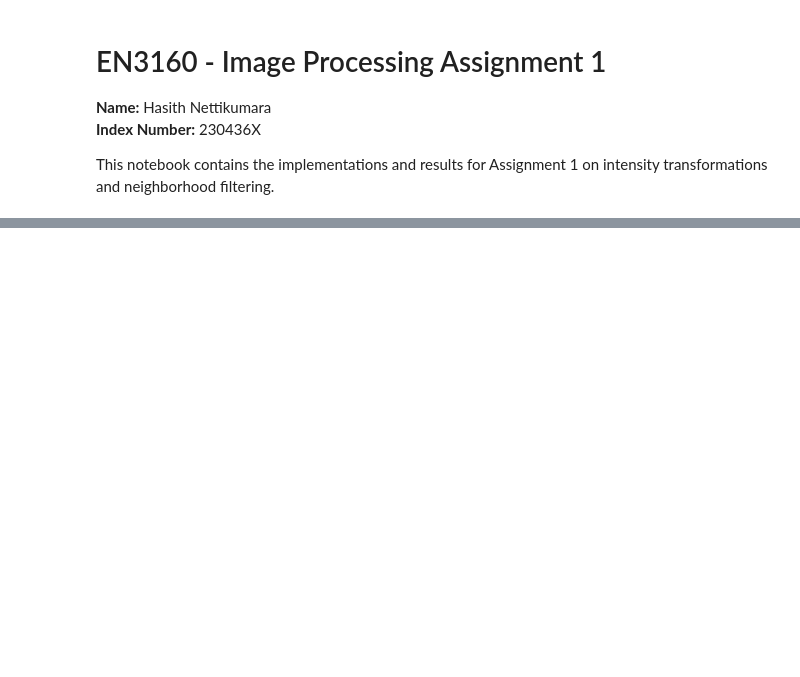
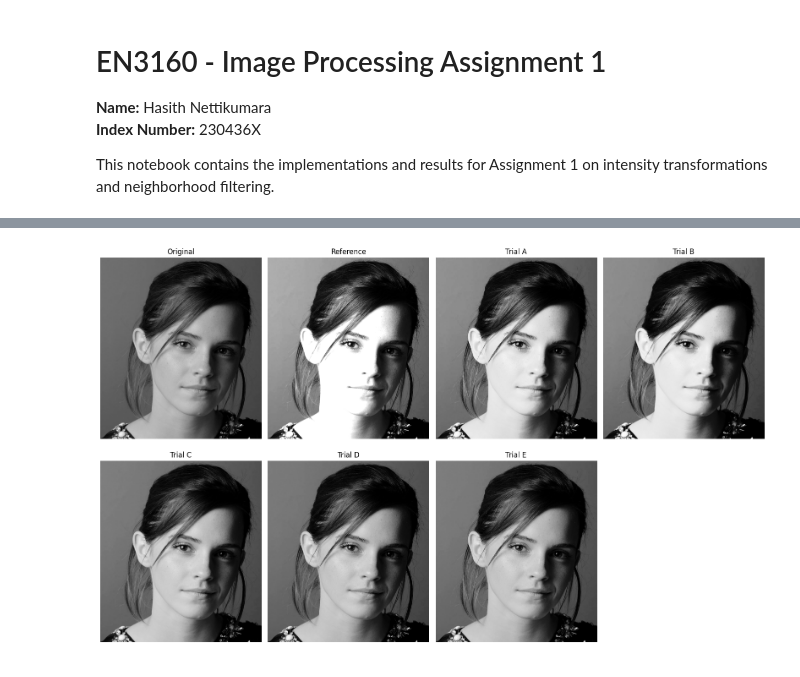
Before and after one commit to hasith2003/EN3160-Intensity-Transformations-Filtering, a Jupyter notebook: CV.ipynb, the cells around one changed output, grey strips where cells are left out. Drawn from its saved outputs; the diff is of its cells as text; code cells hidden in the pictures; blank space fills up the shorter version.

```diff
--- a/CV.ipynb
+++ b/CV.ipynb
@@ -34,0 +172,18 @@ def show_image(image, title="", cmap=None, figsize=(6, 6)):
+# %%
+def intensity_transform(im, breakpoints):
+    input_levels = breakpoints[:, 0]
+    output_levels = breakpoints[:, 1]
+
+    transformed_image = np.interp(
+        im.astype(np.float32),
+        input_levels,
+        output_levels
+    )
+
+    transformed_image = np.clip(
+        transformed_image,
+        0,
+        255
+    )
+
+    return transformed_image.astype(np.uint8)
@@ -34,0 +220,52 @@ def show_image(image, title="", cmap=None, figsize=(6, 6)):
+# %%
+q1_trial_figure, q1_trial_axes = plt.subplots(
+    2,
+    4,
+    figsize=(16, 10)
+)
+
+q1_trial_images = [
+    q1_portrait_gray,
+    q1_output_reference,
+    q1_output_trial_a,
+    q1_output_trial_b,
+    q1_output_trial_c,
+    q1_output_trial_d,
+    q1_output_trial_e
+]
+
+q1_trial_titles = [
+    "Original",
+    "Reference",
+    "Trial A",
+    "Trial B",
+    "Trial C",
+    "Trial D",
+    "Trial E"
+]
+
+# Flatten the 2x4 axes array so we can index it easily
+q1_trial_axes_flat = q1_trial_axes.flatten()
+
+for q1_panel_index in range(len(q1_trial_images)):
+
+    q1_trial_axes_flat[q1_panel_index].imshow(
+        q1_trial_images[q1_panel_index],
+        cmap="gray",
+        vmin=0,
+        vmax=255
+    )
+
+    q1_trial_axes_flat[q1_panel_index].set_title(
+        q1_trial_titles[q1_panel_index]
+    )
+
+    q1_trial_axes_flat[q1_panel_index].axis("off")
+
+# Hide the unused 8th subplot
+q1_trial_axes_flat[-1].axis("off")
+
+plt.tight_layout()
+plt.show()
+# %% [output]
+[figure, added]
```
Also changed, not shown: parts of 11 cells of this notebook.
